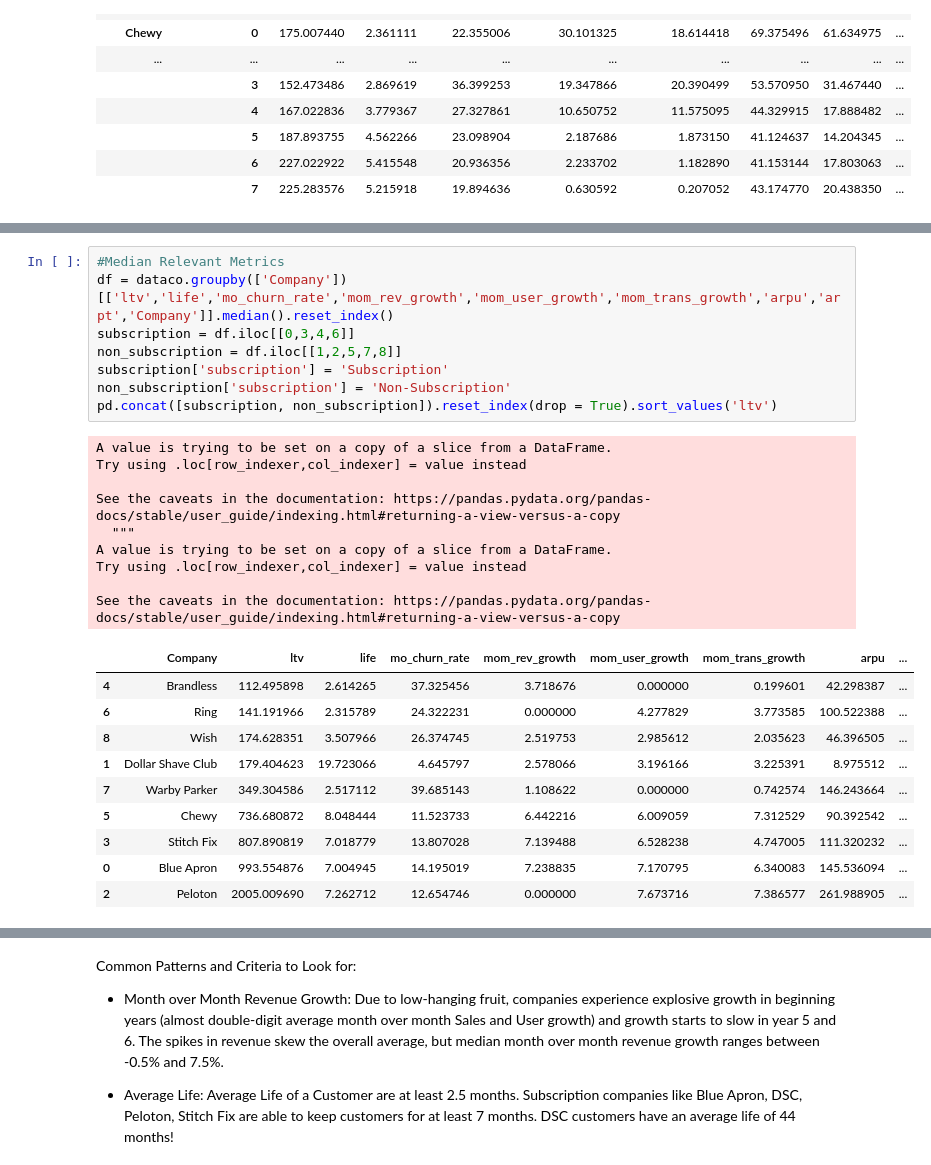
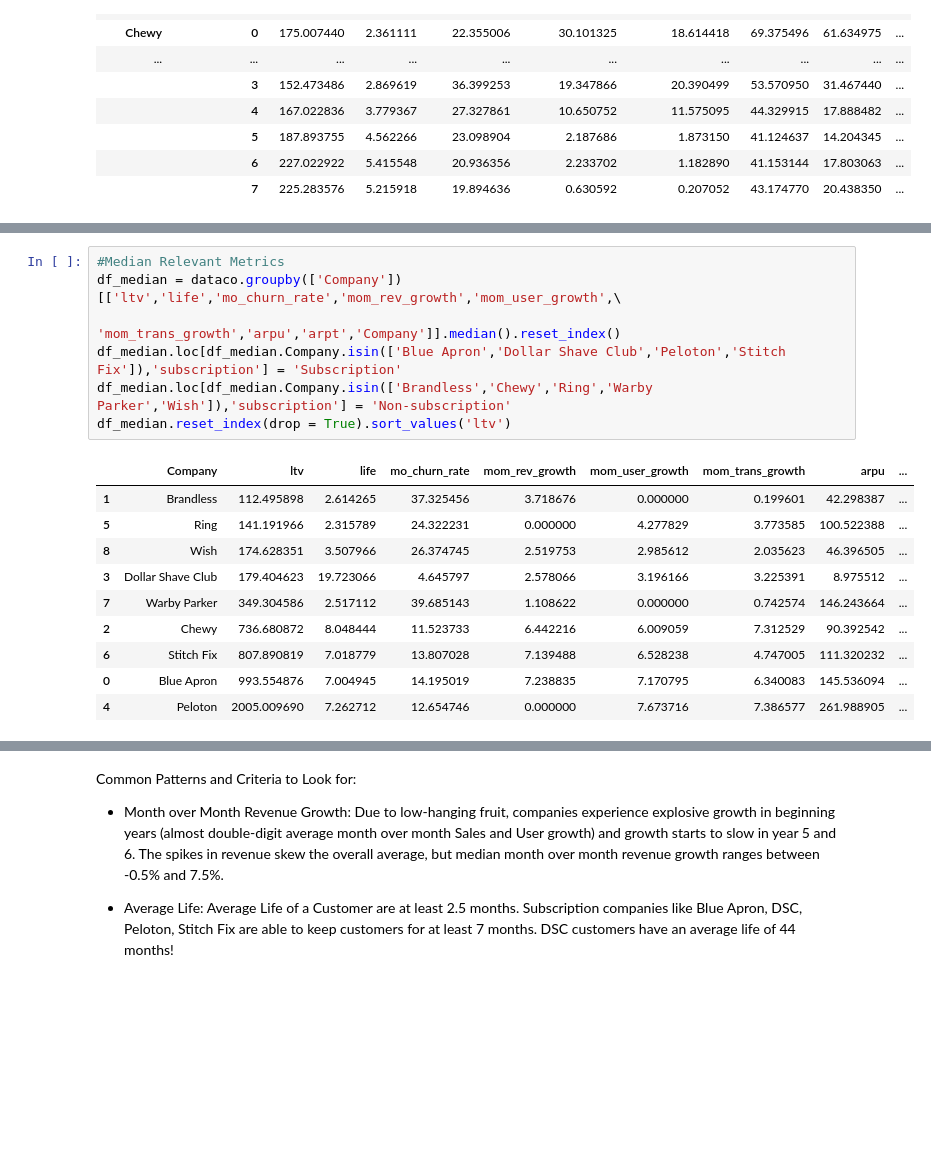
Before and after one commit to chosus/e-commerce, a Jupyter notebook: E-Commerce.ipynb, the cells around one changed output, grey strips where cells are left out. Cells and saved outputs as stored; diff of their text form; blank space fills up the shorter version.

```diff
--- a/E-Commerce.ipynb
+++ b/E-Commerce.ipynb
@@ -312,28 +301,18 @@ See the caveats in the documentation: https://pandas.pydata.org/pandas-docs/stab
 # %%
 #Median Relevant Metrics
-df = dataco.groupby(['Company'])[['ltv','life','mo_churn_rate','mom_rev_growth','mom_user_growth','mom_trans_growth','arpu','arpt','Company']].median().reset_index()
-subscription = df.iloc[[0,3,4,6]]
-non_subscription = df.iloc[[1,2,5,7,8]]
-subscription['subscription'] = 'Subscription'
-non_subscription['subscription'] = 'Non-Subscription'
-pd.concat([subscription, non_subscription]).reset_index(drop = True).sort_values('ltv')
+df_median = dataco.groupby(['Company'])[['ltv','life','mo_churn_rate','mom_rev_growth','mom_user_growth',\
+                                  'mom_trans_growth','arpu','arpt','Company']].median().reset_index()
+df_median.loc[df_median.Company.isin(['Blue Apron','Dollar Shave Club','Peloton','Stitch Fix']),'subscription'] = 'Subscription'
+df_median.loc[df_median.Company.isin(['Brandless','Chewy','Ring','Warby Parker','Wish']),'subscription'] = 'Non-subscription'
+df_median.reset_index(drop = True).sort_values('ltv')
 # %% [output]
-A value is trying to be set on a copy of a slice from a DataFrame.
-Try using .loc[row_indexer,col_indexer] = value instead
-
-See the caveats in the documentation: https://pandas.pydata.org/pandas-docs/stable/user_guide/indexing.html#returning-a-view-versus-a-copy
-  """
-A value is trying to be set on a copy of a slice from a DataFrame.
-Try using .loc[row_indexer,col_indexer] = value instead
-
-See the caveats in the documentation: https://pandas.pydata.org/pandas-docs/stable/user_guide/indexing.html#returning-a-view-versus-a-copy
 |  | Company | ltv | life | mo_churn_rate | mom_rev_growth | mom_user_growth | mom_trans_growth | arpu | ... |
-| 4 | Brandless | 112.495898 | 2.614265 | 37.325456 | 3.718676 | 0.000000 | 0.199601 | 42.298387 | ... |
-| 6 | Ring | 141.191966 | 2.315789 | 24.322231 | 0.000000 | 4.277829 | 3.773585 | 100.522388 | ... |
+| 1 | Brandless | 112.495898 | 2.614265 | 37.325456 | 3.718676 | 0.000000 | 0.199601 | 42.298387 | ... |
+| 5 | Ring | 141.191966 | 2.315789 | 24.322231 | 0.000000 | 4.277829 | 3.773585 | 100.522388 | ... |
 | 8 | Wish | 174.628351 | 3.507966 | 26.374745 | 2.519753 | 2.985612 | 2.035623 | 46.396505 | ... |
-| 1 | Dollar Shave Club | 179.404623 | 19.723066 | 4.645797 | 2.578066 | 3.196166 | 3.225391 | 8.975512 | ... |
+| 3 | Dollar Shave Club | 179.404623 | 19.723066 | 4.645797 | 2.578066 | 3.196166 | 3.225391 | 8.975512 | ... |
 | 7 | Warby Parker | 349.304586 | 2.517112 | 39.685143 | 1.108622 | 0.000000 | 0.742574 | 146.243664 | ... |
-| 5 | Chewy | 736.680872 | 8.048444 | 11.523733 | 6.442216 | 6.009059 | 7.312529 | 90.392542 | ... |
-| 3 | Stitch Fix | 807.890819 | 7.018779 | 13.807028 | 7.139488 | 6.528238 | 4.747005 | 111.320232 | ... |
+| 2 | Chewy | 736.680872 | 8.048444 | 11.523733 | 6.442216 | 6.009059 | 7.312529 | 90.392542 | ... |
+| 6 | Stitch Fix | 807.890819 | 7.018779 | 13.807028 | 7.139488 | 6.528238 | 4.747005 | 111.320232 | ... |
 | 0 | Blue Apron | 993.554876 | 7.004945 | 14.195019 | 7.238835 | 7.170795 | 6.340083 | 145.536094 | ... |
-| 2 | Peloton | 2005.009690 | 7.262712 | 12.654746 | 0.000000 | 7.673716 | 7.386577 | 261.988905 | ... |
+| 4 | Peloton | 2005.009690 | 7.262712 | 12.654746 | 0.000000 | 7.673716 | 7.386577 | 261.988905 | ... |
```
Also changed, not shown: parts of 7 cells of this notebook.
